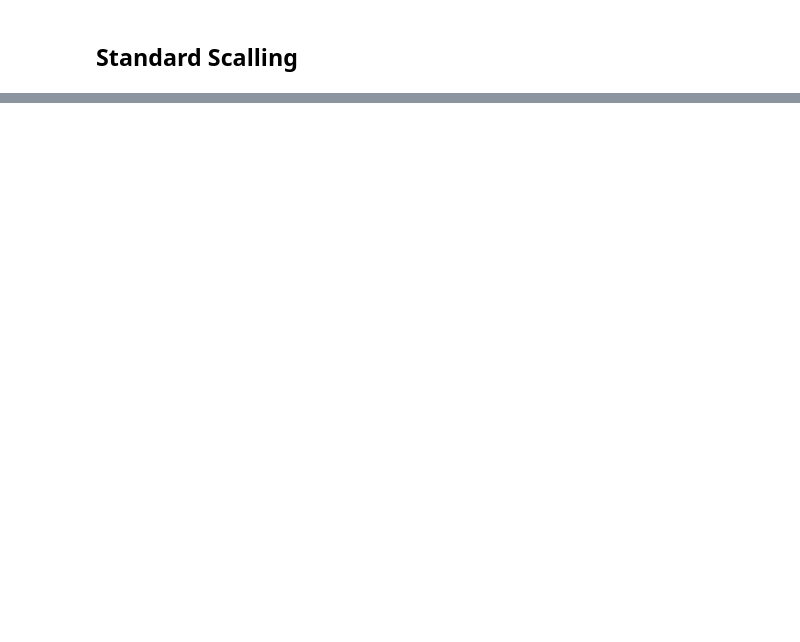
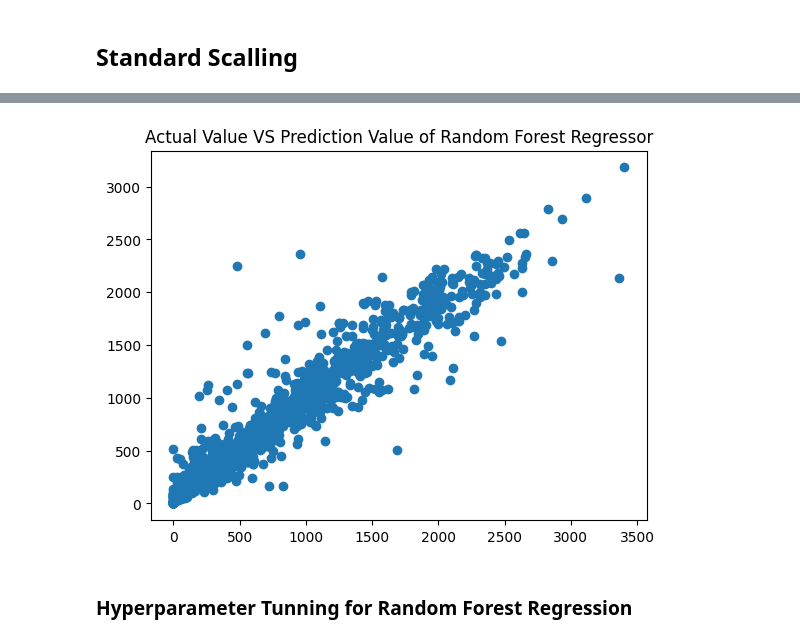
Before and after one commit to NirajBhakhar/Bike-Sharing-Demand-Prediction, a Jupyter notebook: notebooks/DataModeling.ipynb, the cells around one changed output, grey strips where cells are left out. Drawn from its saved outputs; the diff is of its cells as text; code cells hidden in the pictures; blank space fills up the shorter version.

```diff
--- a/notebooks/DataModeling.ipynb
+++ b/notebooks/DataModeling.ipynb
@@ -38,0 +101,25 @@ AttributeError: 'StandardScaler' object has no attribute 'scale_'
+# %%
+rir = Ridge().fit(x_train, y_train)
+y_predi_rir = rir.predict(x_test)
+
+lar = Lasso().fit(x_train, y_train)
+y_predi_lar = lar.predict(x_test)
+
+polynomial = PolynomialFeatures(2)
+x_train_polynomial = polynomial.fit_transform(x_train)
+x_test_polynomial = polynomial.fit_transform(x_test)
+
+polynomial_r = LinearRegression().fit(x_train_polynomial, y_train)
+y_predi_polynomial = polynomial_r.predict(x_test_polynomial)
+
+svr = SVR(C=10000).fit(x_train, y_train)
+y_predi_svr = svr.predict(x_test)
+
+knnr = KNeighborsRegressor().fit(x_train, y_train)
+y_predi_knnr = knnr.predict(x_test)
+
+dtr = DecisionTreeRegressor().fit(x_train, y_train)
+y_predi_dtr = dtr.predict(x_test)
+
+rfr = RandomForestRegressor().fit(x_train, y_train)
+y_predi_rfr = rfr.predict(x_test)
@@ -38,0 +150,8 @@ AttributeError: 'StandardScaler' object has no attribute 'scale_'
+# %%
+plt.scatter(y_test, y_predi_rfr)
+plt.title("Actual Value VS Prediction Value of Random Forest Regressor")
+plt.show()
+# %% [output]
+[figure, added]
+# %% [markdown]
+### Hyperparameter Tunning for Random Forest Regression
```
Also changed, not shown: parts of 28 cells of this notebook, 5 other files.
